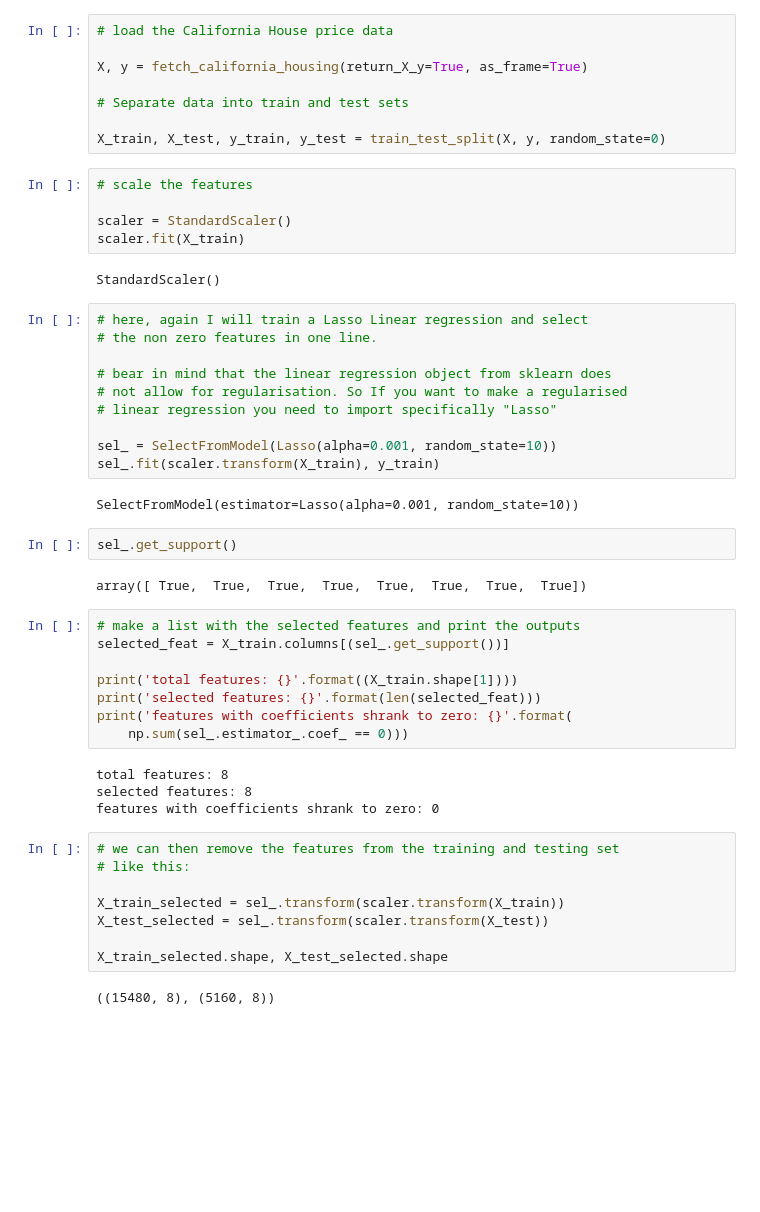
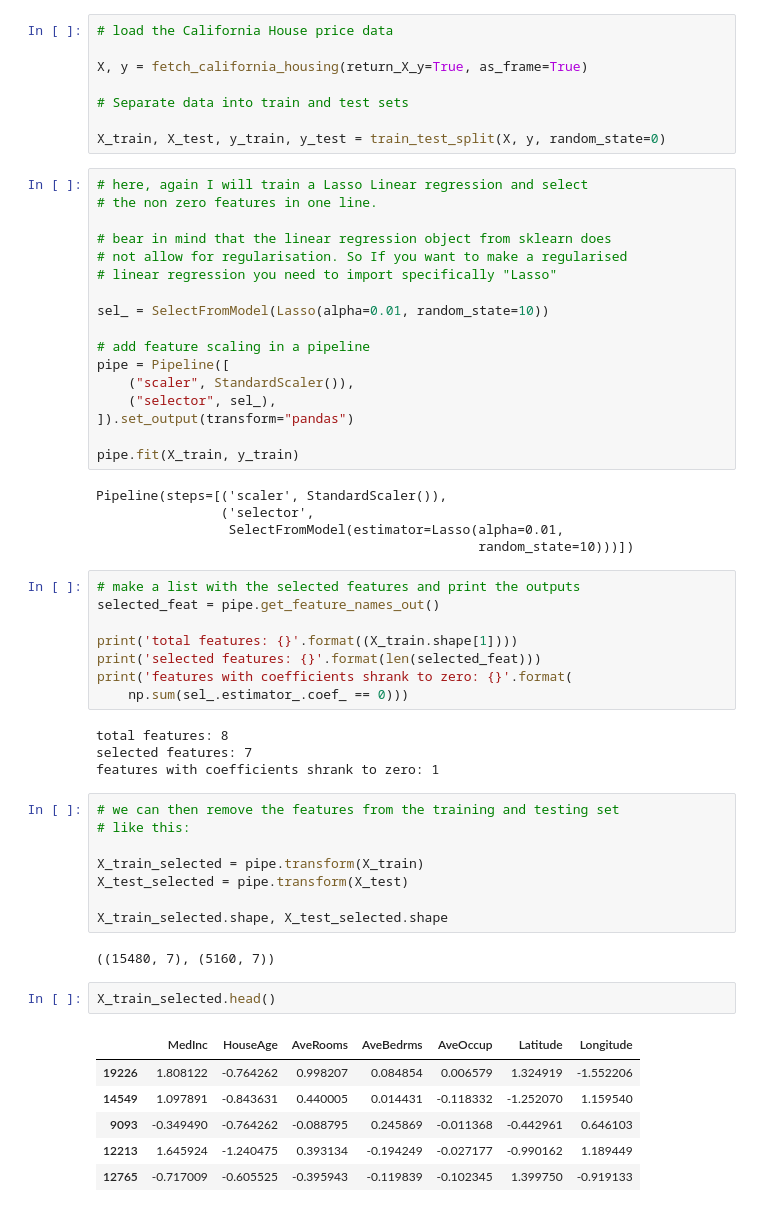
Before and after one commit to solegalli/feature-selection-in-machine-learning-book, a Jupyter notebook: 07-Embedded-methods/01-Lasso.ipynb, the cells around one changed output. Cells and saved outputs as stored; diff of their text form; blank space fills up the shorter version.

```diff
--- a/07-Embedded-methods/01-Lasso.ipynb
+++ b/07-Embedded-methods/01-Lasso.ipynb
@@ -103,13 +88,6 @@ X, y = fetch_california_housing(return_X_y=True, as_frame=True)
 # Separate data into train and test sets
 
 X_train, X_test, y_train, y_test = train_test_split(X, y, random_state=0)
-# %%
-# scale the features
-
-scaler = StandardScaler()
-scaler.fit(X_train)
-# %% [output]
-StandardScaler()
 # %%
 # here, again I will train a Lasso Linear regression and select
 # the non zero features in one line.
@@ -118,17 +96,23 @@ StandardScaler()
 # not allow for regularisation. So If you want to make a regularised
 # linear regression you need to import specifically "Lasso"
 
-sel_ = SelectFromModel(Lasso(alpha=0.001, random_state=10))
-sel_.fit(scaler.transform(X_train), y_train)
+sel_ = SelectFromModel(Lasso(alpha=0.01, random_state=10))
+
+# add feature scaling in a pipeline
+pipe = Pipeline([
+    ("scaler", StandardScaler()),
+    ("selector", sel_),
+]).set_output(transform="pandas")
+
+pipe.fit(X_train, y_train)
 # %% [output]
-SelectFromModel(estimator=Lasso(alpha=0.001, random_state=10))
+Pipeline(steps=[('scaler', StandardScaler()),
+                ('selector',
+                 SelectFromModel(estimator=Lasso(alpha=0.01,
+                                                 random_state=10)))])
-# %%
-sel_.get_support()
-# %% [output]
-array([ True,  True,  True,  True,  True,  True,  True,  True])
 # %%
 # make a list with the selected features and print the outputs
-selected_feat = X_train.columns[(sel_.get_support())]
+selected_feat = pipe.get_feature_names_out()
 
 print('total features: {}'.format((X_train.shape[1])))
 print('selected features: {}'.format(len(selected_feat)))
@@ -136,15 +120,24 @@ print('features with coefficients shrank to zero: {}'.format(
     np.sum(sel_.estimator_.coef_ == 0)))
 # %% [output]
 total features: 8
-selected features: 8
-features with coefficients shrank to zero: 0
+selected features: 7
+features with coefficients shrank to zero: 1
 # %%
 # we can then remove the features from the training and testing set
 # like this:
 
-X_train_selected = sel_.transform(scaler.transform(X_train))
-X_test_selected = sel_.transform(scaler.transform(X_test))
+X_train_selected = pipe.transform(X_train)
+X_test_selected = pipe.transform(X_test)
 
 X_train_selected.shape, X_test_selected.shape
 # %% [output]
-((15480, 8), (5160, 8))
+((15480, 7), (5160, 7))
+# %%
+X_train_selected.head()
+# %% [output]
+|  | MedInc | HouseAge | AveRooms | AveBedrms | AveOccup | Latitude | Longitude |
+| 19226 | 1.808122 | -0.764262 | 0.998207 | 0.084854 | 0.006579 | 1.324919 | -1.552206 |
+| 14549 | 1.097891 | -0.843631 | 0.440005 | 0.014431 | -0.118332 | -1.252070 | 1.159540 |
+| 9093 | -0.349490 | -0.764262 | -0.088795 | 0.245869 | -0.011368 | -0.442961 | 0.646103 |
+| 12213 | 1.645924 | -1.240475 | 0.393134 | -0.194249 | -0.027177 | -0.990162 | 1.189449 |
+| 12765 | -0.717009 | -0.605525 | -0.395943 | -0.119839 | -0.102345 | 1.399750 | -0.919133 |
```
Also changed, not shown: parts of 11 cells of this notebook, 3 other files.
